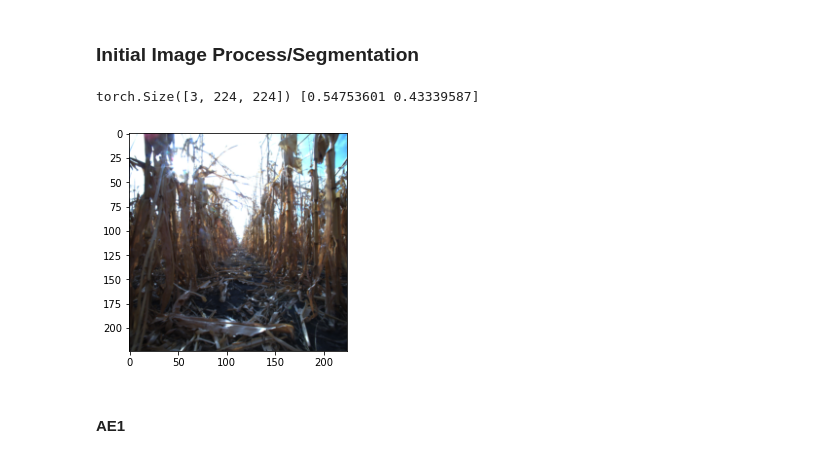
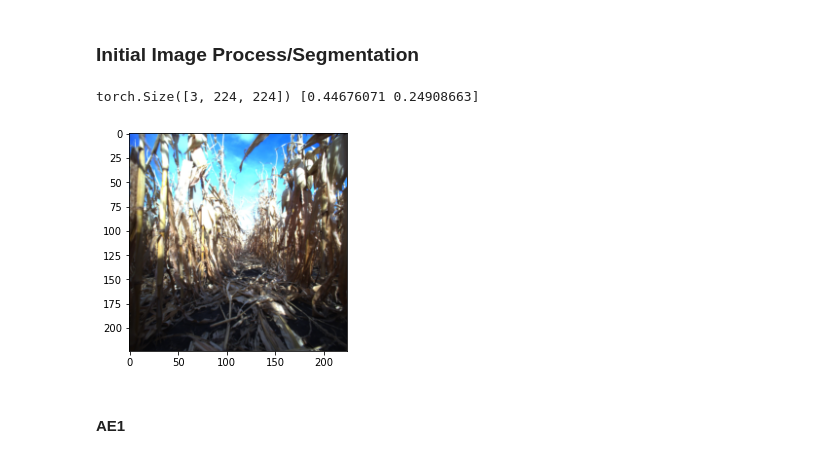
Before and after one commit to natbut/me592-robotics-project, a Jupyter notebook: IntraRow_Navigation_CNN.ipynb, the cells around one changed output. Saved outputs shown, nothing was run; the diff lists cells and outputs as text; code cells hidden in the pictures.

```diff
--- a/IntraRow_Navigation_CNN.ipynb
+++ b/IntraRow_Navigation_CNN.ipynb
@@ -69,9 +67,9 @@ for folder in data_folders:
 
     # Begin formatting data
     print('Formatting Data for', folder ,'...')
-    print('Number of datapoints:', len(img_filenames))
+    print('Number of datapoints:', len(csv_data))
 
-    for i in range(0,len(img_filenames)-3): #csv_data
+    for i in range(0,len(csv_data)-2):
         # Load image
         image = img_path+img_filenames[i]
         if '.csv' in image: continue
@@ -395,11 +231,12 @@ plt.imshow(transform(image))
 plt.title('CenterCrop Image')
 plt.show
 
-#Full Basic transform, with tensor
+#Full Basic transform, with tensor (resize, center crop with tensor)
 transform_basic=transforms.Compose([
+    # transforms.ColorJitter(brightness=0.1, contrast=0.1, saturation=0.1, hue=0.1),
     transforms.Resize(256),
     transforms.CenterCrop(224),
-    transforms.ToTensor()
+    transforms.ToTensor(),
     # transforms.Normalize(mean=[0.485, 0.456, 0.406], std=[0.229, 0.224, 0.225])
-    ])
+])
 # %% [output]
@@ -604,7 +441,7 @@ from torchvision import datasets, transforms
 from PIL import Image
 
 class MaizeRoverDataset(Dataset):
-    def __init__(self, images, labels, transform=None, trap=False, ae_path=None):
+    def __init__(self, images, labels, transform=None, trap=False):
         # Normalize labels between 0 and 1
         temp_labels = labels
         norm_labels = []
@@ -628,20 +465,6 @@ class MaizeRoverDataset(Dataset):
 
             norm_labels.append([steer_norm, vel_norm])
 
-#         # AE----------------------------------------------
-#         self.ae = None
-#         if ae_path != None:
-#             AE_PATH = ae_path
-
-#             # locate our GPU device and initialize it for training
-#             use_cuda = torch.cuda.is_available()
-#             device = torch.device('cuda' if use_cuda else 'cpu')
-
-#             #Load saved autoencoder model
-#             self.ae = torch.load(AE_PATH)
-#             self.ae.eval()
-#         # ----------------------------------------------
-
         self.labels = np.array(norm_labels)
         self.images = images
         self.transform = transform
@@ -662,12 +485,6 @@ class MaizeRoverDataset(Dataset):
         if self.transform:
             image = self.transform(image)
 
-        # # AE DENOISING----------------------------------
-        # if self.ae:
-        #     pred, latent_6 = self.ae(inputs.to(device).unsqueeze(0))
-        #     image = np.transpose(pred.detach().cpu()[0], (1, 2, 0))
-        # # ----------------------------------------------
-
         return image, label
 # %% [markdown]
 ### Initial Image Process/Segmentation
@@ -684,26 +501,26 @@ from tqdm import tqdm
 # %%
 from torch.utils.data import DataLoader
 from torch.utils.data import random_split
 import torchvision.transforms as T
 
 transform = transform_basic
 
 # load datasets
-training_data = MaizeRoverDataset(img_train, label_train, transform, False) #Autoencoders trained with resize, centercrop transform
+training_data = MaizeRoverDataset(img_train, label_train, transform, False)
 test_data = MaizeRoverDataset(img_test, label_test, transform, False)
 
-image, label = training_data[42]
+image, label = training_data[17]
 print(image.shape, label)
 img = np.transpose(image, (1, 2, 0))
 plt.imshow(img)
 plt.show()
 
-# data loaders
+# New data loaders
 traindataloader =  DataLoader(training_data, batch_size=64, shuffle=True)
 testdataloader = DataLoader(test_data, batch_size=64, shuffle=False)
 # %% [output]
-torch.Size([3, 224, 224]) [0.54753601 0.43339587]
+torch.Size([3, 224, 224]) [0.44676071 0.24908663]
-[figure, old version]
+[figure, new version]
 # %%
 # Define our training loop
 def train_loop(data_loader, ae, opt, device):
```
Also changed, not shown: parts of 37 cells of this notebook, 1 other file.
